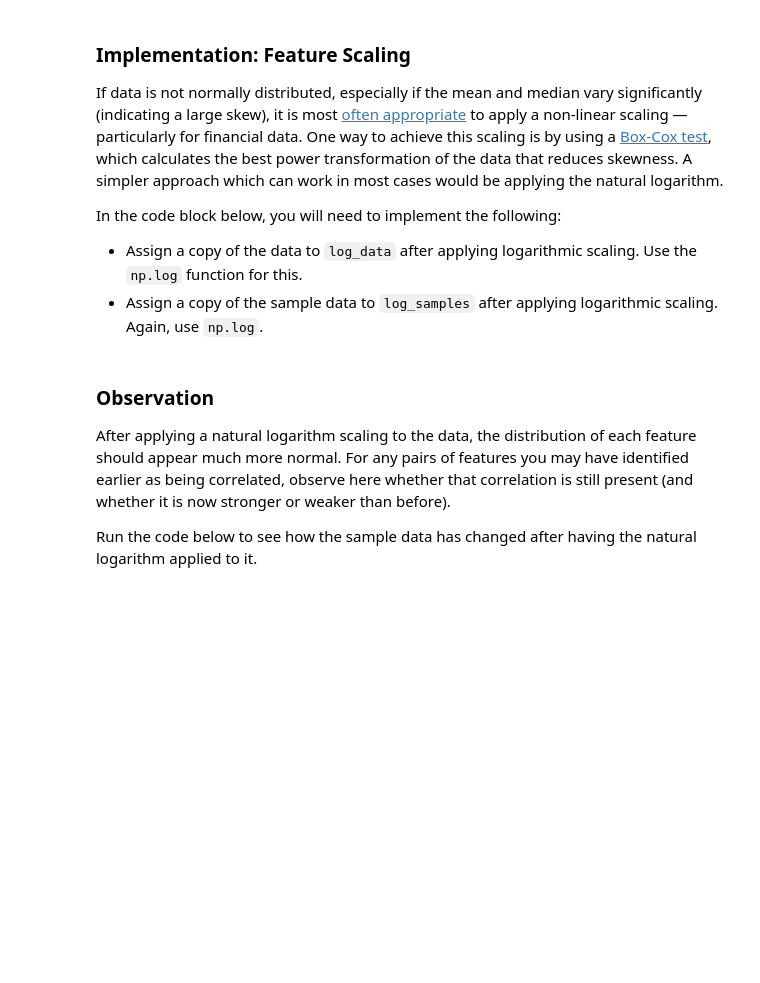
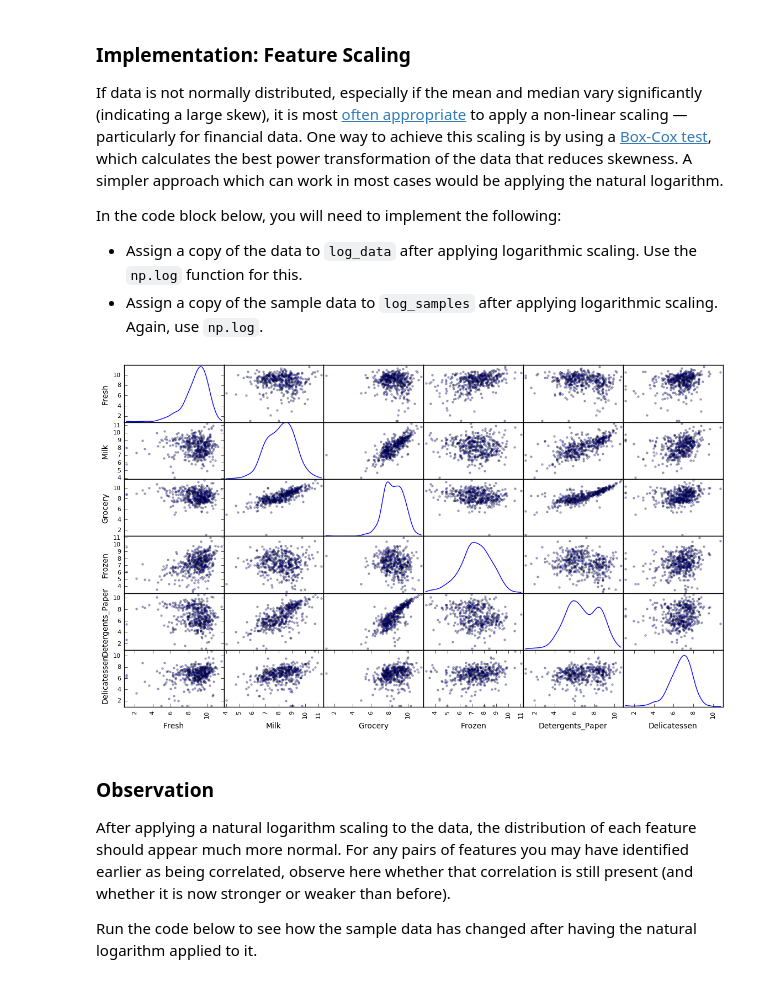
Before and after one commit to cjammi/machine-learning, a Jupyter notebook: projects/customer_segments/customer_segments.ipynb, the cells around one changed output. Drawn from its saved outputs; the diff is of its cells as text; code cells hidden in the pictures; blank space fills up the shorter version.

```diff
--- a/projects/customer_segments/customer_segments.ipynb
+++ b/projects/customer_segments/customer_segments.ipynb
@@ -176,13 +176,15 @@ In the code block below, you will need to implement the following:
  - Assign a copy of the sample data to `log_samples` after applying logarithmic scaling. Again, use `np.log`.
 # %%
 # TODO: Scale the data using the natural logarithm
-log_data = None
+log_data = data.copy().applymap(np.log)
 
 # TODO: Scale the sample data using the natural logarithm
-log_samples = None
+log_samples = samples.copy().applymap(np.log)
 
 # Produce a scatter matrix for each pair of newly-transformed features
 pd.scatter_matrix(log_data, alpha = 0.3, figsize = (14,8), diagonal = 'kde');
+# %% [output]
+[figure, added]
 # %% [markdown]
 ### Observation
 After applying a natural logarithm scaling to the data, the distribution of each feature should appear much more normal. For any pairs of features you may have identified earlier as being correlated, observe here whether that correlation is still present (and whether it is now stronger or weaker than before).
```
Also changed, not shown: parts of 6 cells of this notebook.
